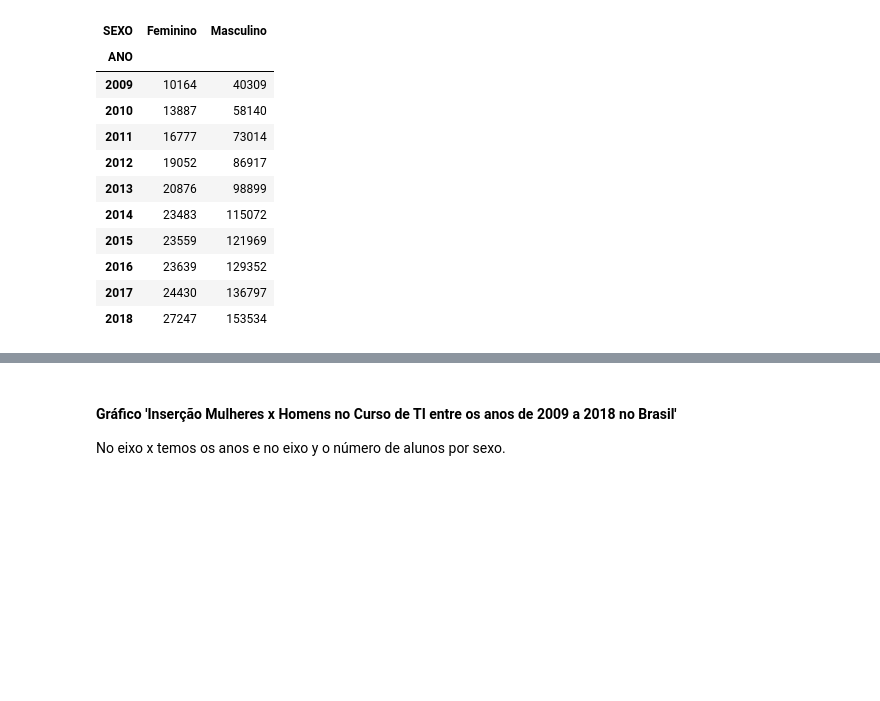
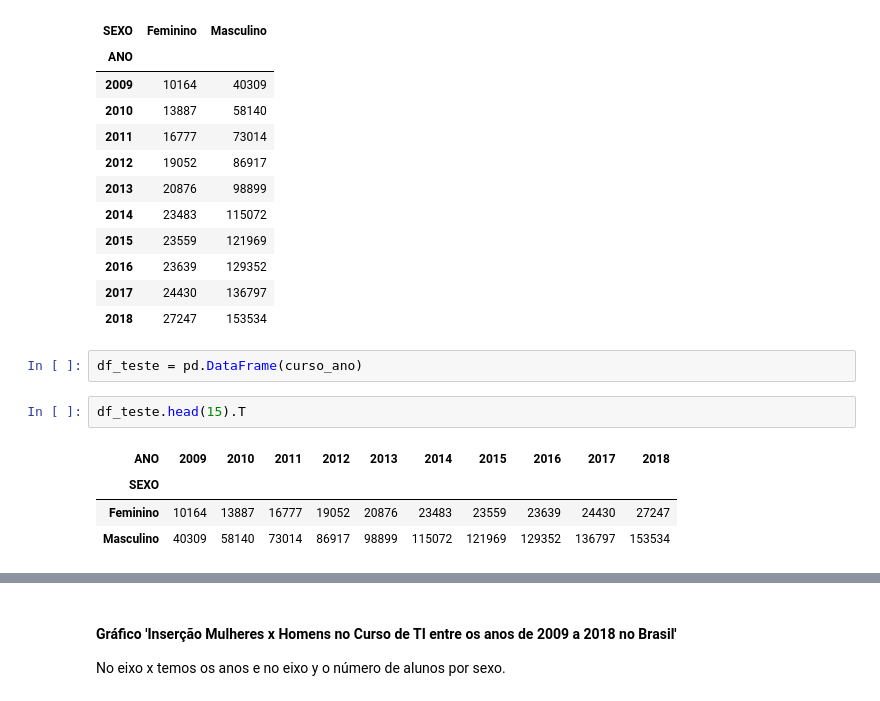
Before and after one commit to arcursino/AIGirls, a Jupyter notebook: mulheres_TI.ipynb, the cells around one changed output, grey strips where cells are left out. Cells and saved outputs as stored; diff of their text form; blank space fills up the shorter version.

```diff
--- a/mulheres_TI.ipynb
+++ b/mulheres_TI.ipynb
@@ -192,3 +193,12 @@ curso_ano
 | 2016 | 23639 | 129352 |
 | 2017 | 24430 | 136797 |
 | 2018 | 27247 | 153534 |
+# %%
+df_teste = pd.DataFrame(curso_ano)
+# %%
+df_teste.head(15).T
+# %% [output]
+| ANO | 2009 | 2010 | 2011 | 2012 | 2013 | 2014 | 2015 | 2016 | 2017 | 2018 |
+| SEXO |  |  |  |  |  |  |  |  |  |  |
+| Feminino | 10164 | 13887 | 16777 | 19052 | 20876 | 23483 | 23559 | 23639 | 24430 | 27247 |
+| Masculino | 40309 | 58140 | 73014 | 86917 | 98899 | 115072 | 121969 | 129352 | 136797 | 153534 |
```
Also changed, not shown: parts of 10 cells of this notebook, 1 other file.
